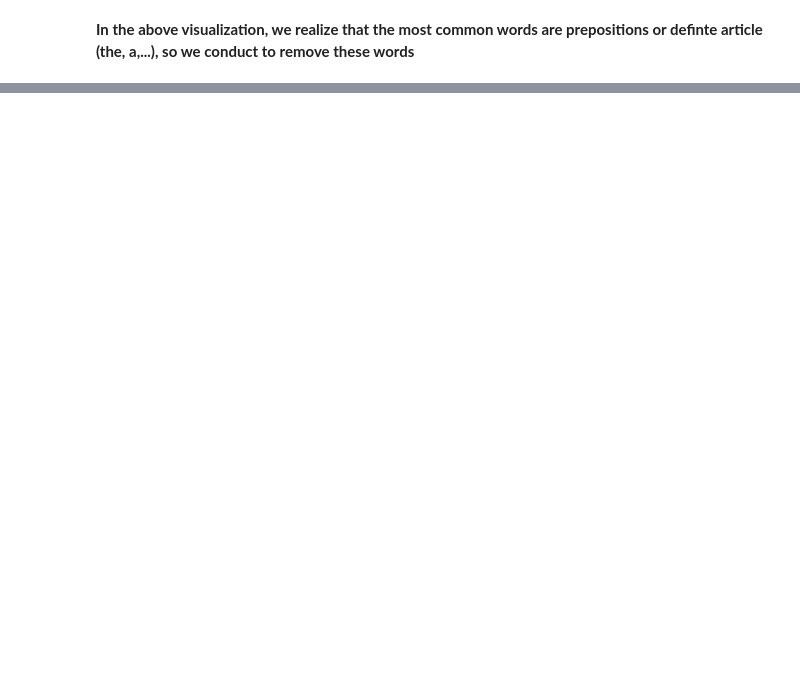
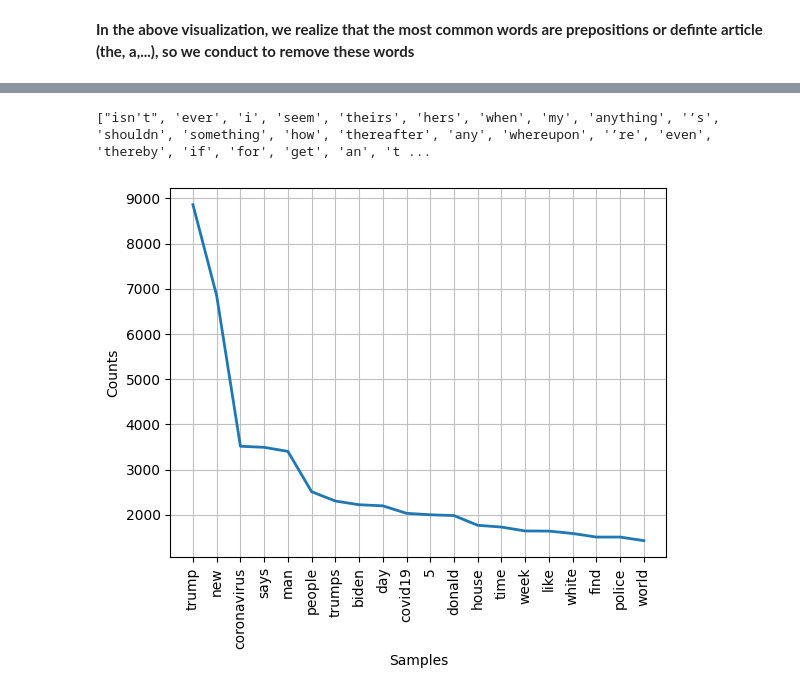
Before and after one commit to dovugiacan14/Sarcasm-Detection, a Jupyter notebook: experiment.ipynb, the cells around one changed output, grey strips where cells are left out. Drawn from its saved outputs; the diff is of its cells as text; code cells hidden in the pictures; blank space fills up the shorter version.

```diff
--- a/experiment.ipynb
+++ b/experiment.ipynb
@@ -323,0 +341,44 @@ LookupError:
+# %%
+# create stop words from nltk
+sw_nltk = set(stopwords.words("english"))
+
+en = spacy.load("en_core_web_sm")
+sw_spacy = en.Defaults.stop_words
+stop_words = list(set(sw_nltk) | set(sw_spacy))
+
+print(stop_words)
+# %% [output]
+["isn't", 'ever', 'i', 'seem', 'theirs', 'hers', 'when', 'my', 'anything', '’s', 'shouldn', 'something', 'how', 'thereafter', 'any', 'whereupon', '’re', 'even', 'thereby', 'if', 'for', 'get', 'an', 't ...
+# %%
+filtered_train_lst = []
+fileter_test_lst = []
+
+# remove stop words in train data
+for words_in_quote in x_train_nltk:
+    filtered_train_sent = []
+    for word in words_in_quote:
+        if word not in stop_words:
+            filtered_train_sent.append(word)
+    filtered_train_lst.append(filtered_train_sent)
+
+# remove stop words in test data
+for words_in_quote in x_test_nltk:
+    filtered_test_sent = []
+    for word in words_in_quote:
+        if word not in stop_words:
+            filtered_test_sent.append(word)
+    fileter_test_lst.append(filtered_test_sent)
+# %%
+# check training dataset after remove stop words
+corpus = " ".join(map(str, filtered_train_lst))
+
+corpus = re.sub("[^0-9a-z ]", '', corpus)
+corpus = corpus.split()
+
+frequency_distribution = FreqDist(corpus)
+
+# Vẽ biểu đồ tần suất
+frequency_distribution.plot(20)
+plt.show()
+# %% [output]
+[figure, added]
```
Also changed, not shown: parts of 41 cells of this notebook, 7 other files.
